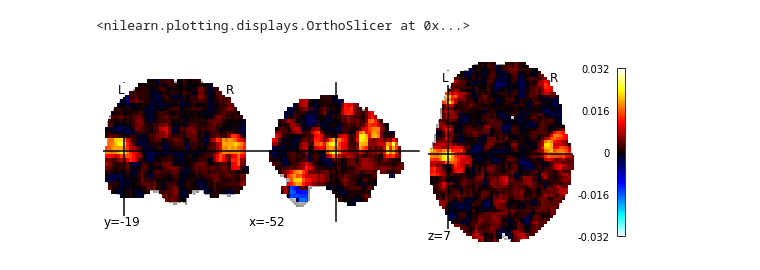
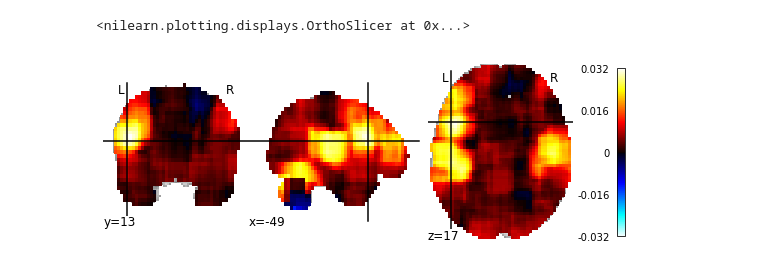
Before and after one commit to tsumers/bert-brains, a Jupyter notebook: View_Brain_Results.ipynb, the cells around one changed output. Saved outputs shown, nothing was run; the diff lists cells and outputs as text; code cells hidden in the pictures.

```diff
--- a/View_Brain_Results.ipynb
+++ b/View_Brain_Results.ipynb
@@ -4,6 +13,7 @@ import nilearn.plotting as niplt
 # %%
+#First Subject
 fname='/jukebox/griffiths/bert-brains/results/21styear/rsa-bert-base-uncased-layer_0/sub-075_whole_brain_anatomical_SL.nii.gz'
-niplt.plot_stat_map(fname,cut_coords=(-52,-19,7))
+niplt.plot_stat_map(fname,cut_coords=(-49,13,17))
 # %% [output]
 <nilearn.plotting.displays.OrthoSlicer at 0x...>
-[figure, old version]
+[figure, new version]
```
Also changed, not shown: parts of 4 cells of this notebook.
